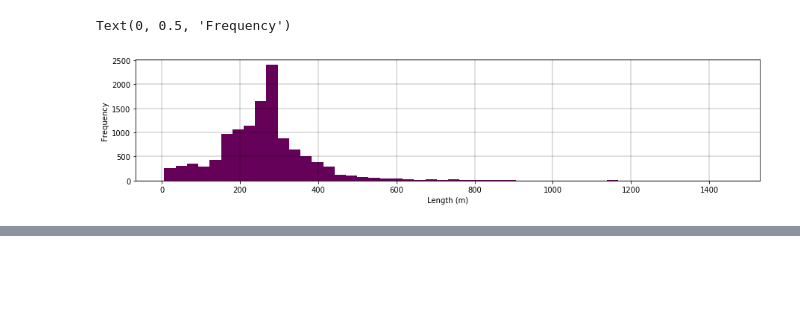
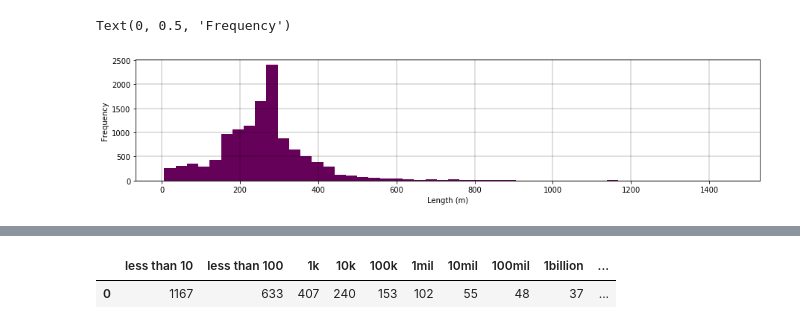
Before and after one commit to CityofToronto/bdit_congestion, a Jupyter notebook: congestion_grid/segment_partition.ipynb, the cells around one changed output, grey strips where cells are left out. Saved outputs shown, nothing was run; the diff lists cells and outputs as text; code cells hidden in the pictures; blank space fills up the shorter version.

```diff
--- a/congestion_grid/segment_partition.ipynb
+++ b/congestion_grid/segment_partition.ipynb
@@ -205,0 +340,5 @@ Text(0, 0.5, 'Frequency')
+# %%
+duration_freq
+# %% [output]
+|  | less than 10 | less than 100 | 1k | 10k | 100k | 1mil | 10mil | 100mil | 1billion | ... |
+| 0 | 1167 | 633 | 407 | 240 | 153 | 102 | 55 | 48 | 37 | ... |
```
Also changed, not shown: parts of 15 cells of this notebook.
